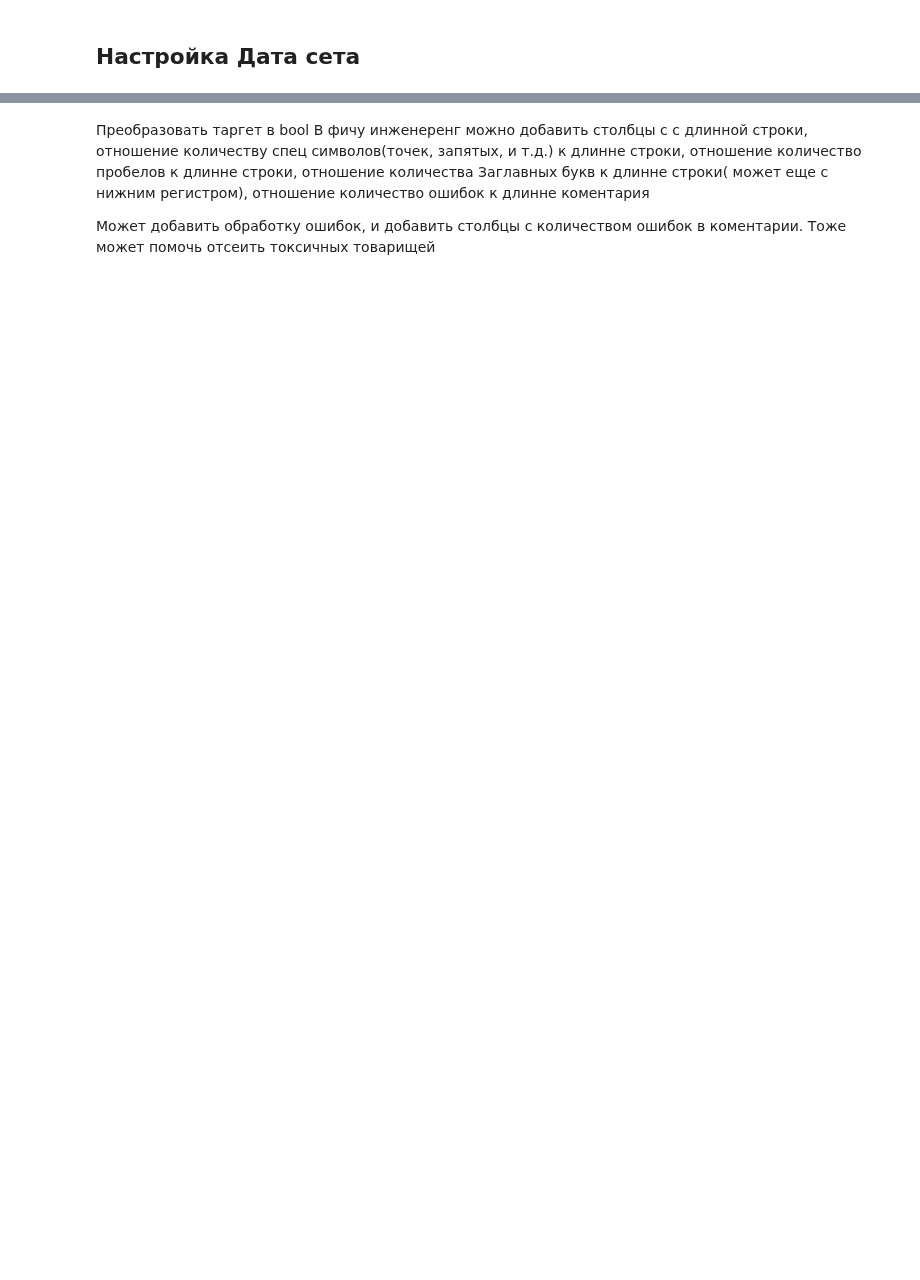
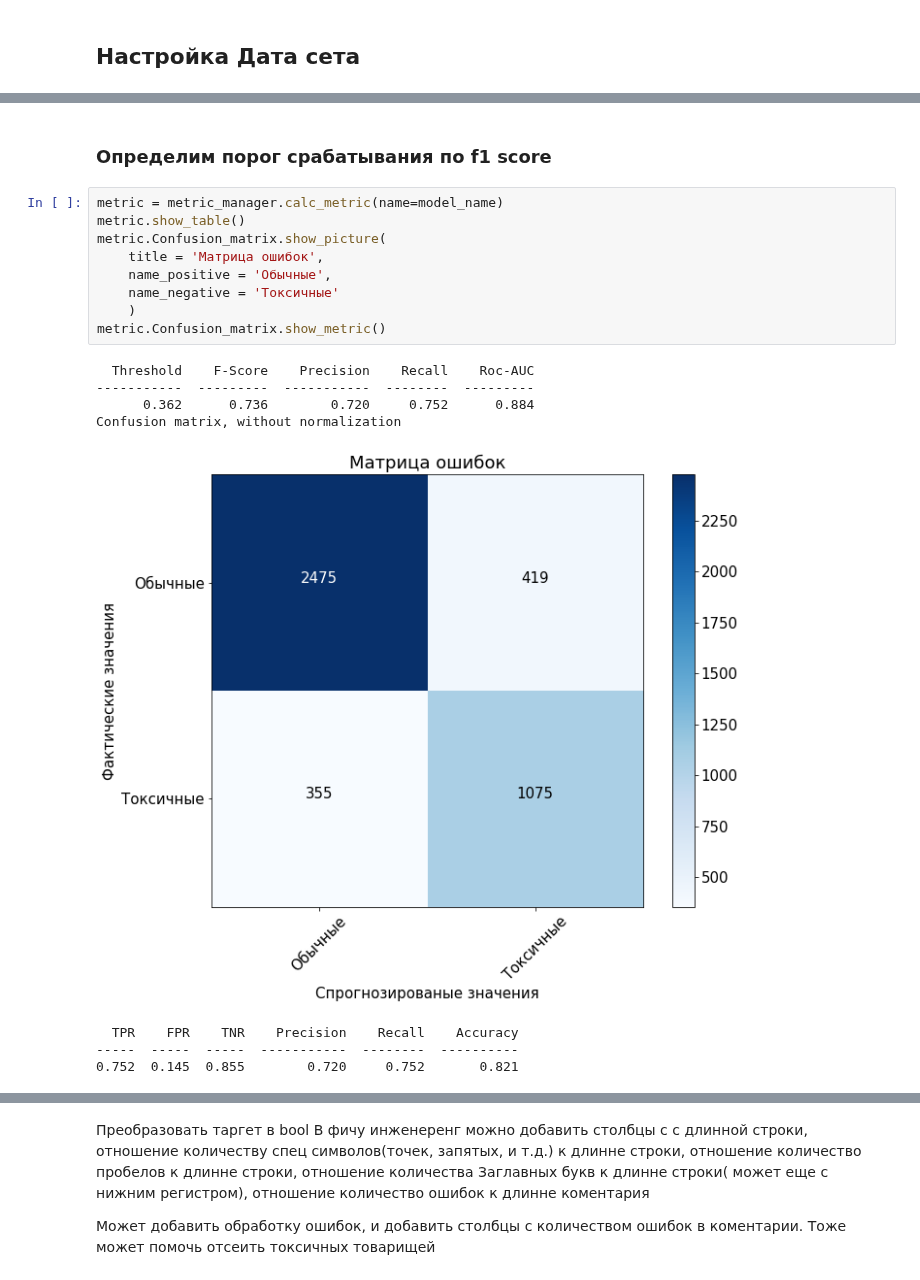
Before and after one commit to PapaCarloSap/AiLessonHomework, a Jupyter notebook: ML_in_business/CourseProject/toxic_comment/project.ipynb, the cells around one changed output, grey strips where cells are left out. Drawn from its saved outputs; the diff is of its cells as text; blank space fills up the shorter version.

```diff
--- a/ML_in_business/CourseProject/toxic_comment/project.ipynb
+++ b/ML_in_business/CourseProject/toxic_comment/project.ipynb
@@ -85,0 +147,20 @@ clf = Pipeline(steps=[
+# %% [markdown]
+### Определим порог срабатывания по f1 score
+# %%
+metric = metric_manager.calc_metric(name=model_name)
+metric.show_table()
+metric.Confusion_matrix.show_picture(
+    title = 'Матрица ошибок',
+    name_positive = 'Обычные',
+    name_negative = 'Токсичные'
+    )
+metric.Confusion_matrix.show_metric()
+# %% [output]
+  Threshold    F-Score    Precision    Recall    Roc-AUC
+-----------  ---------  -----------  --------  ---------
+      0.362      0.736        0.720     0.752      0.884
+Confusion matrix, without normalization
+[figure, added]
+  TPR    FPR    TNR    Precision    Recall    Accuracy
+-----  -----  -----  -----------  --------  ----------
+0.752  0.145  0.855        0.720     0.752       0.821
```
Also changed, not shown: parts of 23 cells of this notebook, 1 other file.
